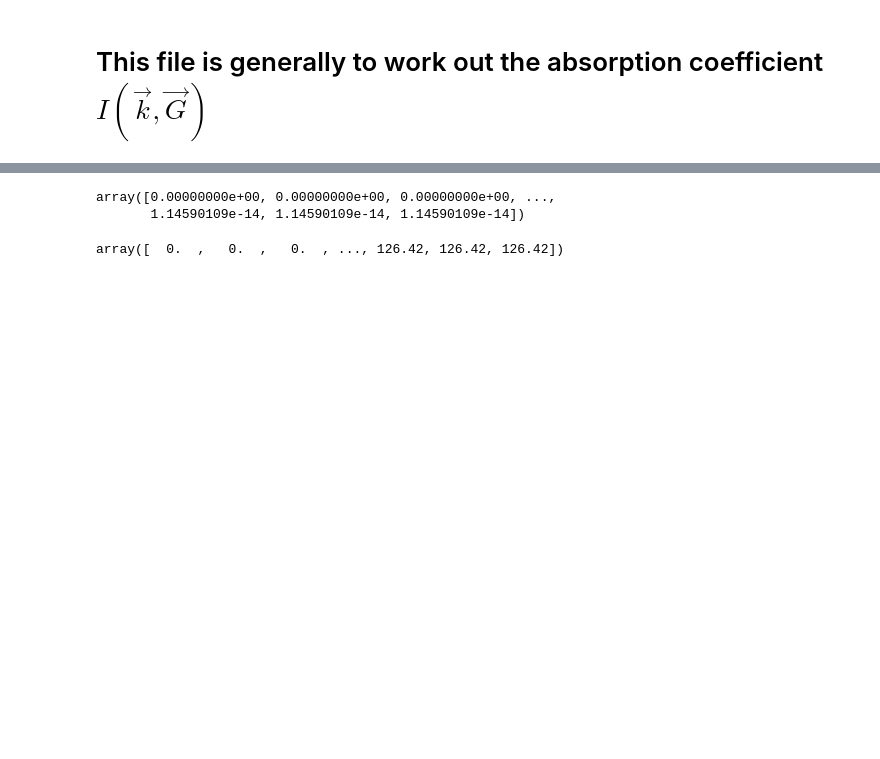
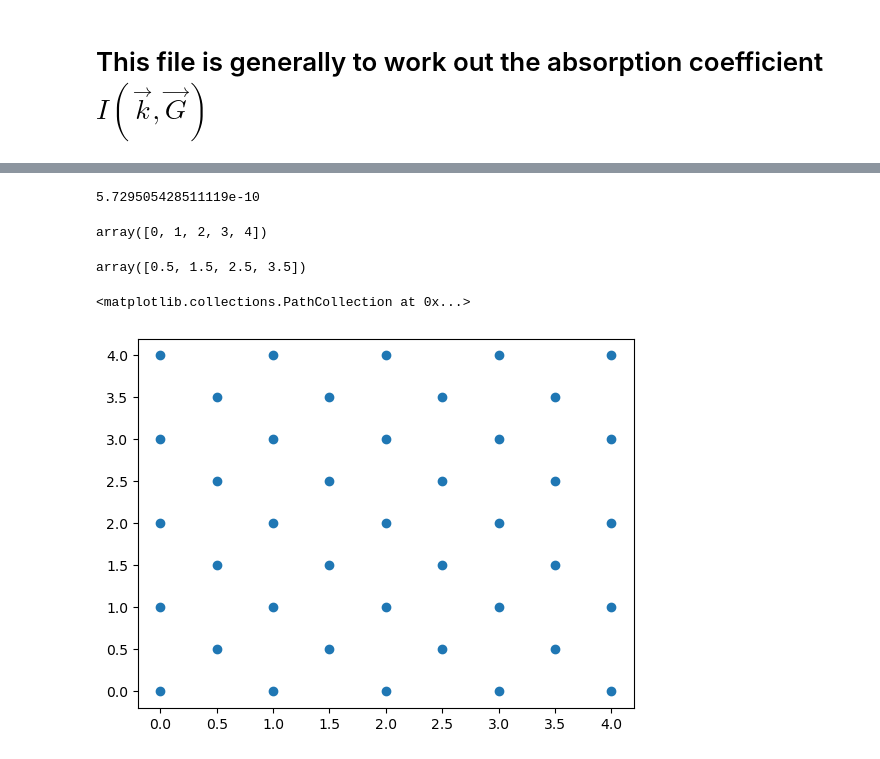
Before and after one commit to Taaseen-Islam-u7121940/Axion-Flux, a Jupyter notebook: Code/absorption.ipynb, the cells around one changed output, grey strips where cells are left out. Cells and saved outputs as stored; diff of their text form; code cells hidden in the pictures; blank space fills up the shorter version.

```diff
--- a/Code/absorption.ipynb
+++ b/Code/absorption.ipynb
@@ -176,9 +160,28 @@ len(sorted)
-# %%
-sorted[sorted<1]
-# %% [output]
-array([0.00000000e+00, 0.00000000e+00, 0.00000000e+00, ...,
-       1.14590109e-14, 1.14590109e-14, 1.14590109e-14])
-# %%
-np.sort(np.abs(erm[:,0]))
-# %% [output]
-array([  0.  ,   0.  ,   0.  , ..., 126.42, 126.42, 126.42])
+# %%
+kr = erm[:,0]
+kr_plus = kr[kr>0]
+np.sum(np.exp(-np.abs(kr_plus)))
+# %% [output]
+5.729505428511119e-10
+# %%
+np.arange(0,5,1)
+# %% [output]
+array([0, 1, 2, 3, 4])
+# %%
+np.arange(1/2,4+1/2,1)
+# %% [output]
+array([0.5, 1.5, 2.5, 3.5])
+# %%
+x_arr = np.arange(0,5,1)
+y_arr = np.arange(0,5,1)
+product = np.array(list(itertools.product(x_arr, y_arr)))
+
+hx_arr = np.arange(0.5,4.5, 1)
+hy_arr = np.arange(0.5,4.5, 1)
+h_product = np.array(list(itertools.product(hx_arr, hy_arr)))
+
+n_grid = np.vstack((product,h_product))
+plt.scatter(n_grid[:,0], n_grid[:,1])
+# %% [output]
+<matplotlib.collections.PathCollection at 0x...>
+[figure, added]
```
Also changed, not shown: parts of 24 cells of this notebook.
